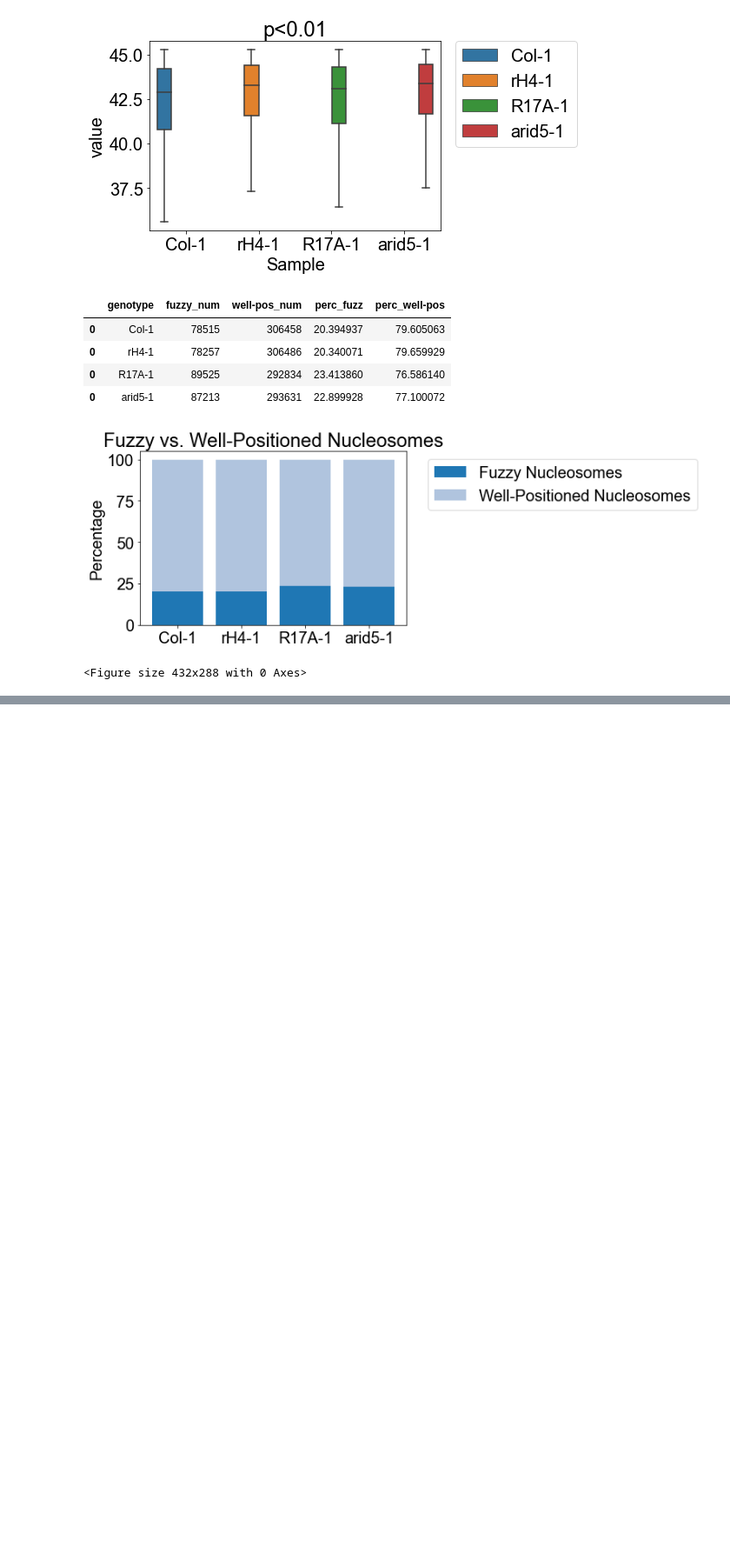
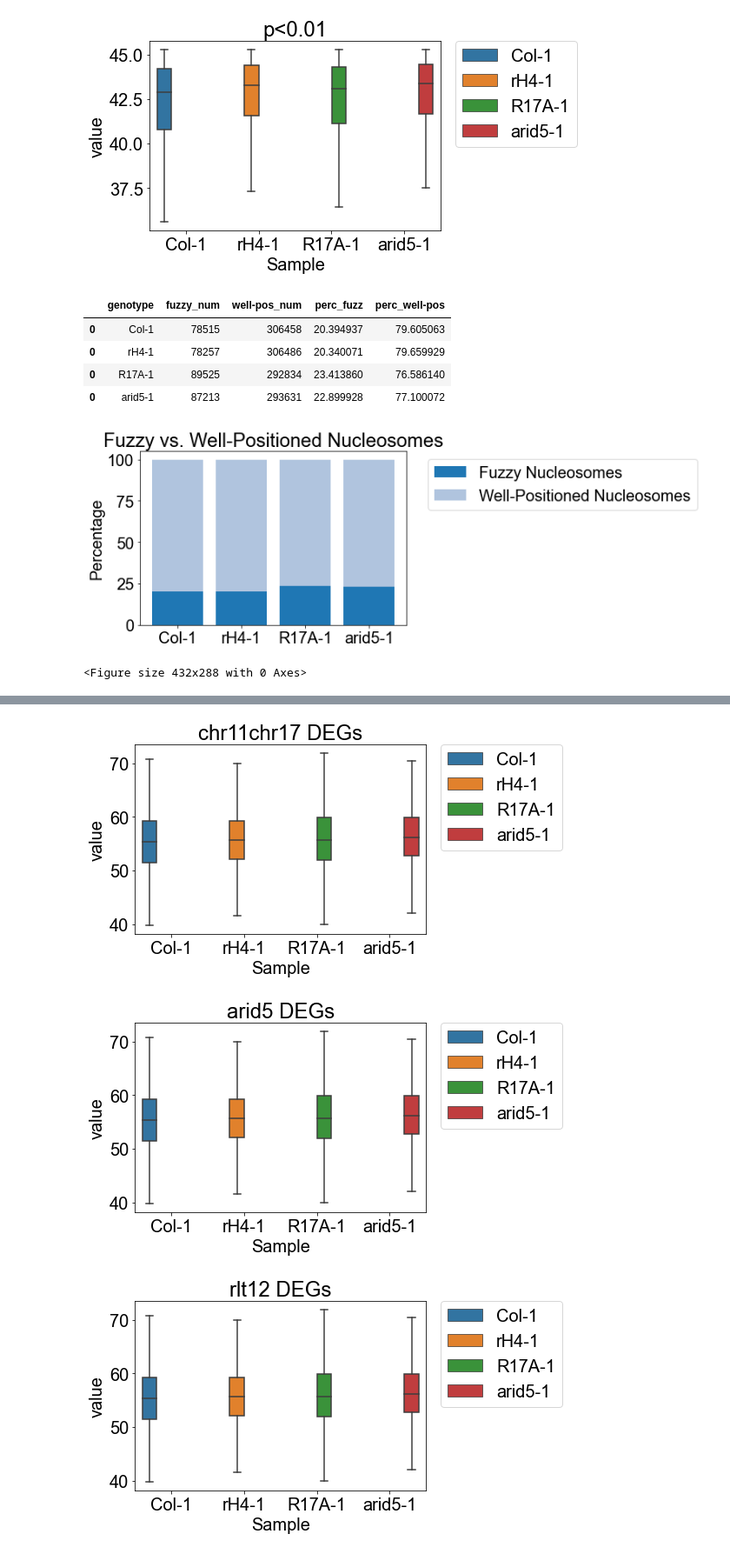
Before and after one commit to etc27/MNaseseq-workflow, a Jupyter notebook: analysis/calculate_fuzziness.ipynb, the cells around one changed output, grey strips where cells are left out. Shown: that part at 87% size. Saved outputs shown, nothing was run; the diff lists cells and outputs as text; code cells hidden in the pictures; blank space fills up the shorter version.

```diff
--- a/analysis/calculate_fuzziness.ipynb
+++ b/analysis/calculate_fuzziness.ipynb
@@ -448,0 +616,18 @@ plt.savefig(path_to_file,bbox_inches='tight')
+# %%
+# DEGs
+#chr11/17 DEG
+make_boxplots(Col_1_overlap, rH4_1_overlap, R17A_1_overlap, arid5_1_overlap, "chr11chr17 DEGs", gene_list=chr_deg)
+#arid5 DEG
+make_boxplots(Col_1_overlap, rH4_1_overlap, R17A_1_overlap, arid5_1_overlap, "arid5 DEGs", gene_list=arid5_deg)
+#rlt12 DEG
+make_boxplots(Col_1_overlap, rH4_1_overlap, R17A_1_overlap, arid5_1_overlap, "rlt12 DEGs", gene_list=rlt12_deg)
+#13-6 DEG
+make_boxplots(Col_1_overlap, rH4_1_overlap, R17A_1_overlap, arid5_1_overlap, "13-6 DEGs", gene_list=x13_6_deg)
+#13-9 DEG
+make_boxplots(Col_1_overlap, rH4_1_overlap, R17A_1_overlap, arid5_1_overlap, "13-9 DEGs", gene_list=x13_9_deg)
+#13 DEG
+make_boxplots(Col_1_overlap, rH4_1_overlap, R17A_1_overlap, arid5_1_overlap, "13 DEGs", gene_list=x13_deg)
+# %% [output]
+[figure, added]
+[figure, added]
+[figure, added]
```
Also changed, not shown: parts of 23 cells of this notebook.
